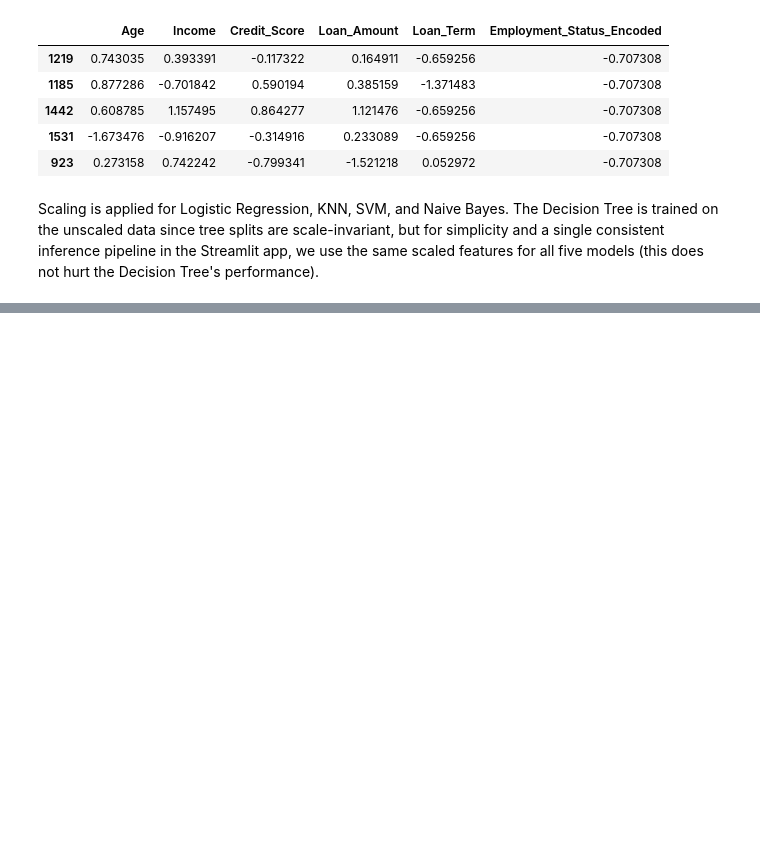
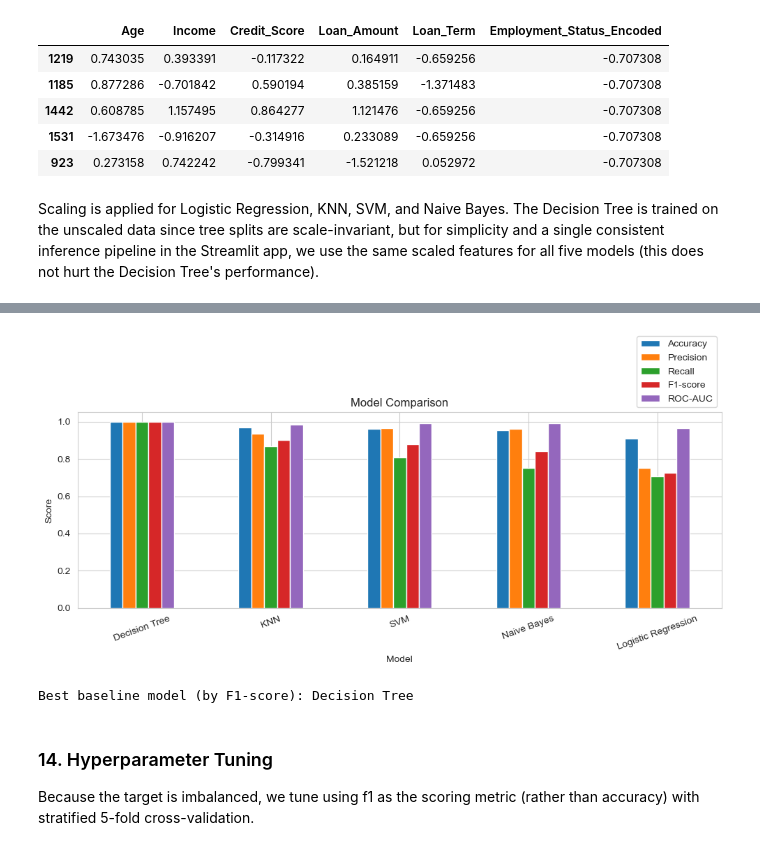
Before and after one commit to Niraj7272/DataScience, a Jupyter notebook: Practice/Machine_Learning/Loan Prediction/model.ipynb, the cells around one changed output, grey strips where cells are left out. Cells and saved outputs as stored; diff of their text form; code cells hidden in the pictures; blank space fills up the shorter version.

```diff
--- a/Practice/Machine_Learning/Loan Prediction/model.ipynb
+++ b/Practice/Machine_Learning/Loan Prediction/model.ipynb
@@ -326,0 +483,3 @@ Scaling is applied for Logistic Regression, KNN, SVM, and Naive Bayes. The Decis
+# %%
+results_df = pd.DataFrame(results).set_index("Model").sort_values("F1-score", ascending=False)
+results_df.style.background_gradient(cmap="Greens")
@@ -326,0 +494,20 @@ Scaling is applied for Logistic Regression, KNN, SVM, and Naive Bayes. The Decis
+# %%
+results_df[["Accuracy","Precision","Recall","F1-score","ROC-AUC"]].plot(
+    kind="bar", figsize=(10,5)
+)
+plt.title("Model Comparison")
+plt.ylabel("Score")
+plt.xticks(rotation=20)
+plt.legend(loc="lower right", bbox_to_anchor=(1.0, 1.0))
+plt.tight_layout()
+plt.show()
+# %% [output]
+[figure, added]
+# %%
+best_baseline_name = results_df["F1-score"].idxmax()
+print(f"Best baseline model (by F1-score): {best_baseline_name}")
+# %% [output]
+Best baseline model (by F1-score): Decision Tree
+# %% [markdown]
+### 14. Hyperparameter Tuning
+Because the target is imbalanced, we tune using f1 as the scoring metric (rather than accuracy) with stratified 5-fold cross-validation.
```
Also changed, not shown: parts of 7 cells of this notebook.
